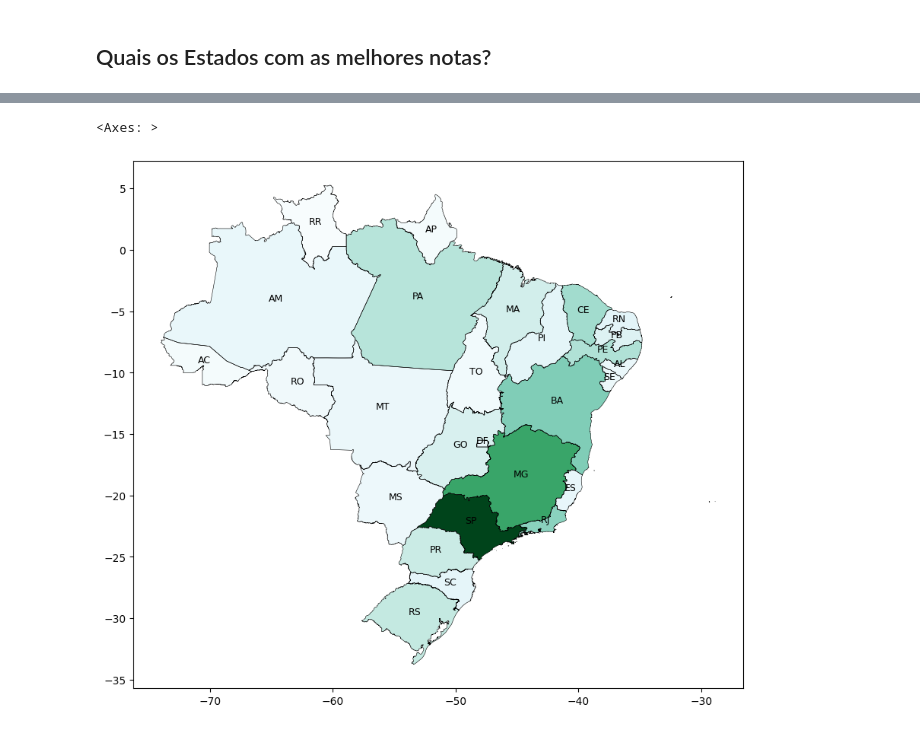
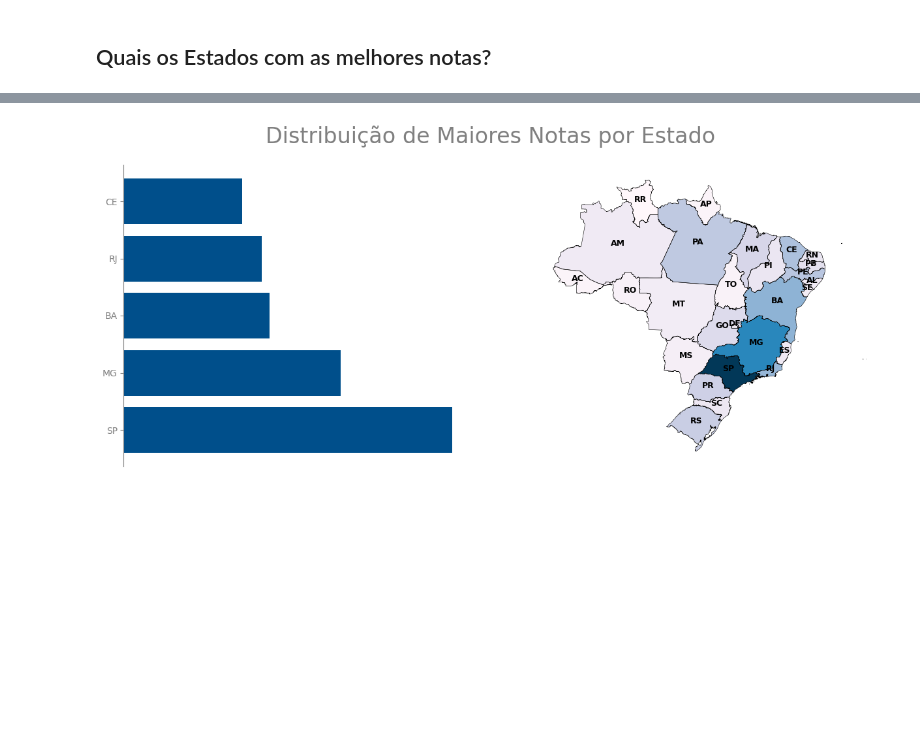
Before and after one commit to LiamFer/ENEM-Analysis, a Jupyter notebook: main_analysis.ipynb, the cells around one changed output, grey strips where cells are left out. Drawn from its saved outputs; the diff is of its cells as text; code cells hidden in the pictures; blank space fills up the shorter version.

Commit message:
Finalizando o Heatmap Geográfico

```diff
--- a/main_analysis.ipynb
+++ b/main_analysis.ipynb
@@ -271,9 +260,37 @@ plt.gca().spines['left'].set_color("gray")
-# %%
-fig = plt.figure(1, figsize=(15,9))
-ax = fig.add_subplot()
-brazil_grades.apply(lambda x: ax.annotate(text=x['abbrev_state'], xy=x.geometry.centroid.coords[0], ha='center', fontsize=9),axis=1);
-brazil_grades.boundary.plot(ax=ax, color='Black', linewidth=.4)
-brazil_grades.plot(column="Nota Total",ax=ax, cmap='BuGn', figsize=(12, 12))
-# %% [output]
-<Axes: >
-[figure, removed]
+# %%
+# Passei esse axs[0] porque queria deixar o mapa do lado direito, tentei de varias maneiras essa foi a unica que consegui
+fig, (hobar,axs[0]) = plt.subplots(1,2, figsize=(15,6))
+fig.suptitle("Distribuição de Maiores Notas por Estado",fontsize=24,color='gray')
+
+# Criando um Horizontal Chart pra visualizarem melhor a relação dos Estados
+hobar.barh(brazil_grades['abbrev_state'].head(),brazil_grades["Nota Total"].head(),color='#004F8B')
+
+# Configurando os Axis do gráfico pra obter uma visualização mais Limpa e Uniforme dos dados
+hobar.xaxis.set_major_formatter(StrMethodFormatter('{x}%'))
+hobar.xaxis.set_ticks_position('top')
+hobar.tick_params(axis='x', colors='gray')
+hobar.tick_params(axis='y', colors='gray')
+hobar.get_xaxis().set_ticks([])
+hobar.spines['bottom'].set_visible(False)
+hobar.spines['right'].set_visible(False)
+hobar.spines['top'].set_visible(False)
+hobar.spines['left'].set_color("gray")
+
+# Criando o Heatmap Geográfico baseado no valor das notas do Enem por Estado
+
+# Removendo o frame em volta do mapa pra melhorar a visualização
+axs[0].spines['top'].set_visible(False)
+axs[0].spines['right'].set_visible(False)
+axs[0].spines['bottom'].set_visible(False)
+axs[0].spines['left'].set_visible(False)
+axs[0].get_xaxis().set_ticks([])
+axs[0].get_yaxis().set_ticks([])
+
+# Lambda pra adicionar a sigla dos estados no mapa e facilitar a identificação
+brazil_grades.apply(lambda x: axs[0].annotate(text=x['abbrev_state'], xy=x.geometry.centroid.coords[0], ha='center', fontsize=9, weight='bold'),axis=1)
+brazil_grades.boundary.plot(ax=axs[0], color='Black', linewidth=.4)
+brazil_grades.plot(column="Nota Total",ax=axs[0], cmap='PuBu')
+
+plt.savefig('graphs/Geographic_Grades.png', transparent=True)
+# %% [output]
+[figure, added]
```
Also changed, not shown: parts of 3 cells of this notebook, 1 other file.
